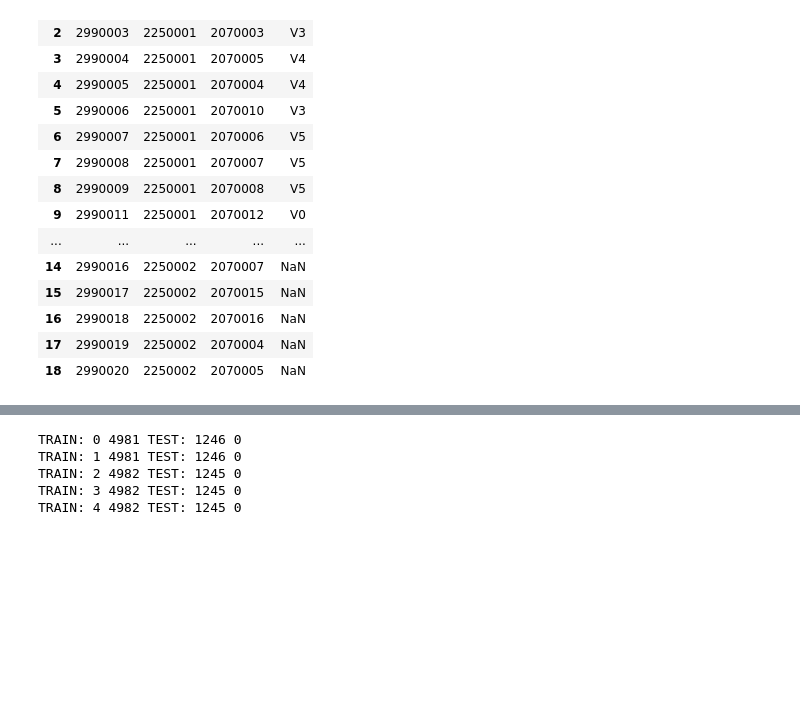
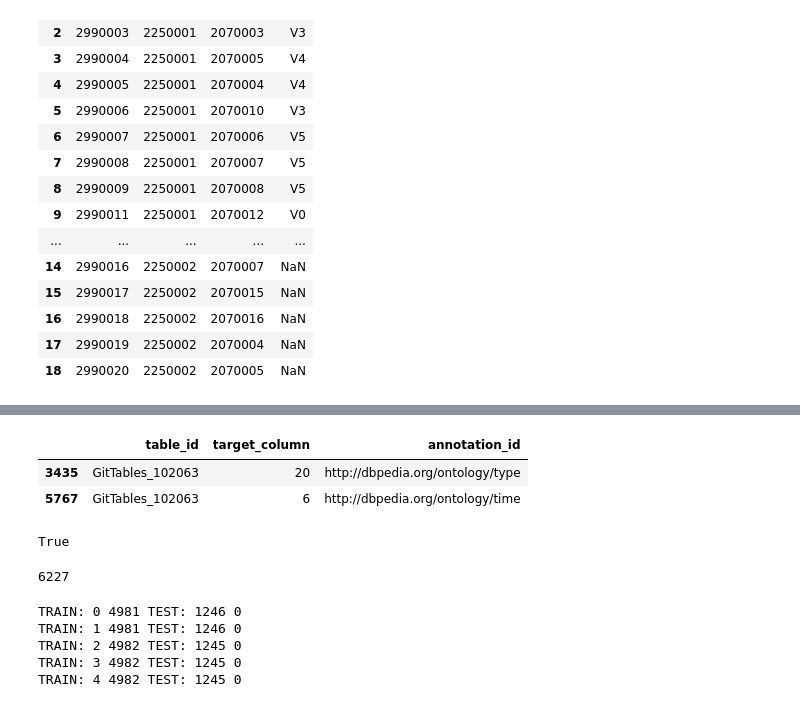
Before and after one commit to TommyDzh/watchog, a Jupyter notebook: data_viewer.ipynb, the cells around one changed output, grey strips where cells are left out. Saved outputs shown, nothing was run; the diff lists cells and outputs as text; code cells hidden in the pictures; blank space fills up the shorter version.

```diff
--- a/data_viewer.ipynb
+++ b/data_viewer.ipynb
@@ -168,6 +170,20 @@ from sklearn.model_selection import (
 index = np.arange(len(df_target_train))
 labels = np.array([t.split("/")[-1] for t in df_target_train["annotation_id"].values])
 table_ids = np.array([int(t.split("_")[-1]) for t in df_target_train["table_id"].values])
+# %%
+df_target_train[df_target_train["table_id"] == "GitTables_102063"]
+# %% [output]
+|  | table_id | target_column | annotation_id |
+| 3435 | GitTables_102063 | 20 | http://dbpedia.org/ontology/type |
+| 5767 | GitTables_102063 | 6 | http://dbpedia.org/ontology/time |
+# %%
+102063 in table_ids
+# %% [output]
+True
+# %%
+1246*2+1245*3
+# %% [output]
+6227
 # %%
 sgkf = StratifiedGroupKFold(n_splits=5)
 sgkf.get_n_splits(index, labels)
```
Also changed, not shown: parts of 19 cells of this notebook, 5 other files.
